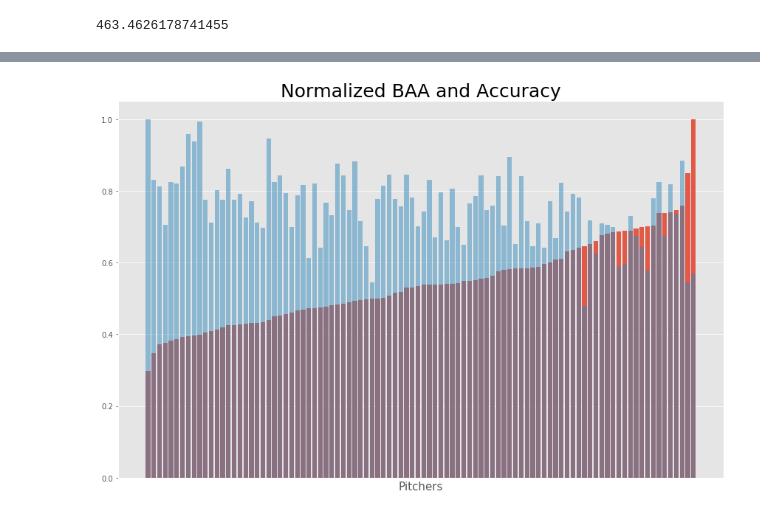
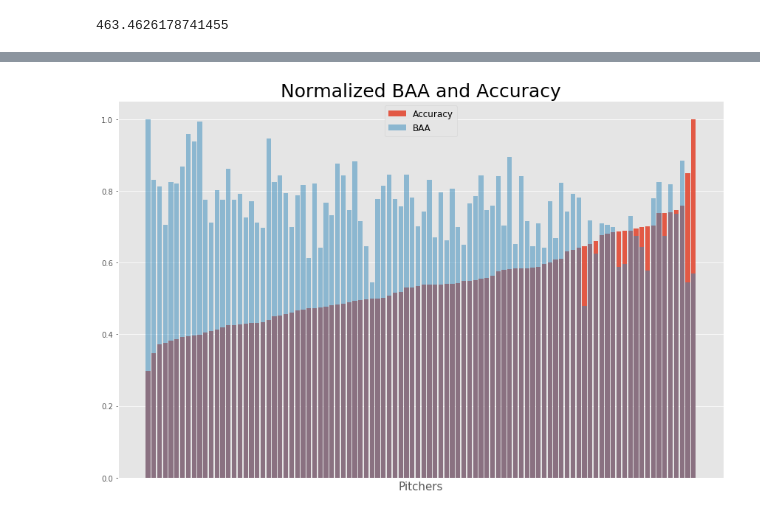
Before and after one commit to morganabbitt/MLB-Pitches, a Jupyter notebook: Notebooks/pitchers_outcomes.ipynb, the cells around one changed output, grey strips where cells are left out. Cells and saved outputs as stored; diff of their text form; code cells hidden in the pictures.

```diff
--- a/Notebooks/pitchers_outcomes.ipynb
+++ b/Notebooks/pitchers_outcomes.ipynb
@@ -392,5 +340,0 @@ Name: batter_name, dtype: int64
-# %%
-#method for finds batting average against in this data set
-
-hits = peavy_events['Single'] + peavy_events['Double'] + peavy_events['Triple'] + peavy_events['Home Run']
-denom = np.sum(peavy_events) - peavy_events['Walk'] - peavy_events['Intent Walk'] - peavy_events['Sac Bunt'] - peavy_events['Sac Fly'] - peavy_events['Hit By Pitch']
@@ -445,12 +387,14 @@ df_100_acc
 # %%
+#lets plot it to see
 plt.figure(figsize=(12,8))
-plt.bar(df_100_acc.index, df_100_acc['accuracy']/np.max(df_100_acc['accuracy']), alpha=0.9)
+plt.bar(df_100_acc.index, df_100_acc['accuracy']/np.max(df_100_acc['accuracy']), alpha=0.9, label='Accuracy')
 plt.xticks([])
-plt.bar(df_100_acc.index, df_100_acc['batting_avg_agnst']/np.max(df_100_acc['batting_avg_agnst']), alpha=0.5)
+plt.bar(df_100_acc.index, df_100_acc['batting_avg_agnst']/np.max(df_100_acc['batting_avg_agnst']), alpha=0.5, label='BAA')
 plt.tight_layout()
 plt.title('Normalized BAA and Accuracy', size=25)
 plt.xlabel('Pitchers', size=15)
+plt.legend(fontsize='large')
 plt.tight_layout()
 plt.savefig('../Graphics/Normalized_baa_accuracy.png')
 # %% [output]
-[figure, old version]
+[figure, new version]
```
Also changed, not shown: parts of 21 cells of this notebook, 4 other files.
